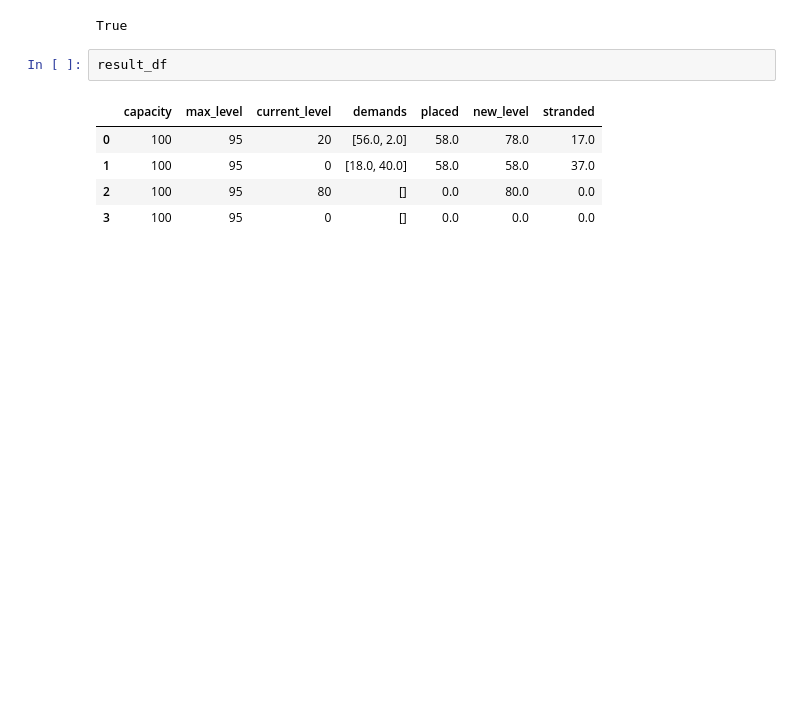
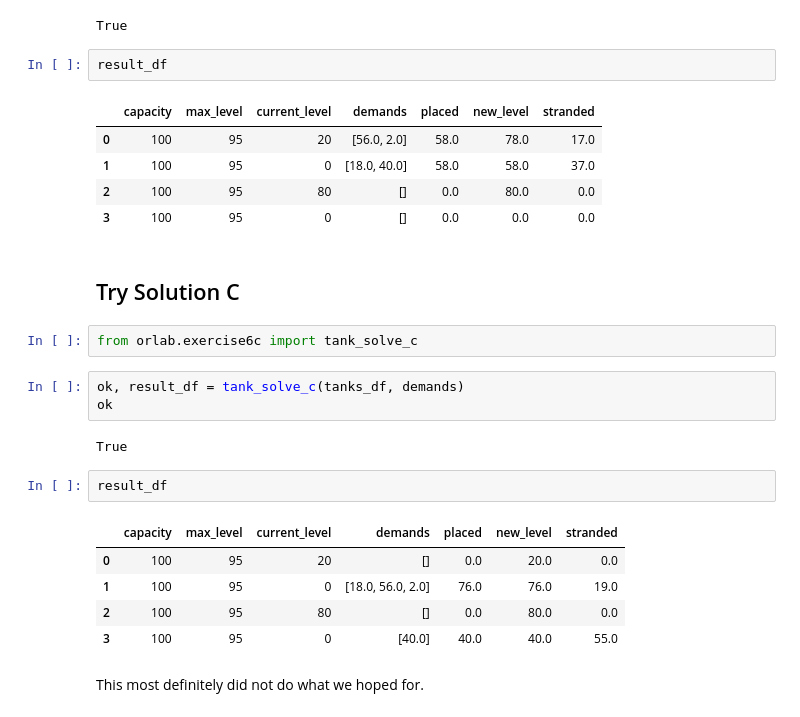
Before and after one commit to unoti/solver-tutorials, a Jupyter notebook: orlab/docs/06-tank-utilization.ipynb, the cells around one changed output. Cells and saved outputs as stored; diff of their text form; blank space fills up the shorter version.

Commit message:
added solution 6c

```diff
--- a/orlab/docs/06-tank-utilization.ipynb
+++ b/orlab/docs/06-tank-utilization.ipynb
@@ -236,3 +236,22 @@ result_df
 | 1 | 100 | 95 | 0 | [18.0, 40.0] | 58.0 | 58.0 | 37.0 |
 | 2 | 100 | 95 | 80 | [] | 0.0 | 80.0 | 0.0 |
 | 3 | 100 | 95 | 0 | [] | 0.0 | 0.0 | 0.0 |
+# %% [markdown]
+## Try Solution C
+# %%
+from orlab.exercise6c import tank_solve_c
+# %%
+ok, result_df = tank_solve_c(tanks_df, demands)
+ok
+# %% [output]
+True
+# %%
+result_df
+# %% [output]
+|  | capacity | max_level | current_level | demands | placed | new_level | stranded |
+| 0 | 100 | 95 | 20 | [] | 0.0 | 20.0 | 0.0 |
+| 1 | 100 | 95 | 0 | [18.0, 56.0, 2.0] | 76.0 | 76.0 | 19.0 |
+| 2 | 100 | 95 | 80 | [] | 0.0 | 80.0 | 0.0 |
+| 3 | 100 | 95 | 0 | [40.0] | 40.0 | 40.0 | 55.0 |
+# %% [markdown]
+This most definitely did not do what we hoped for.
```
